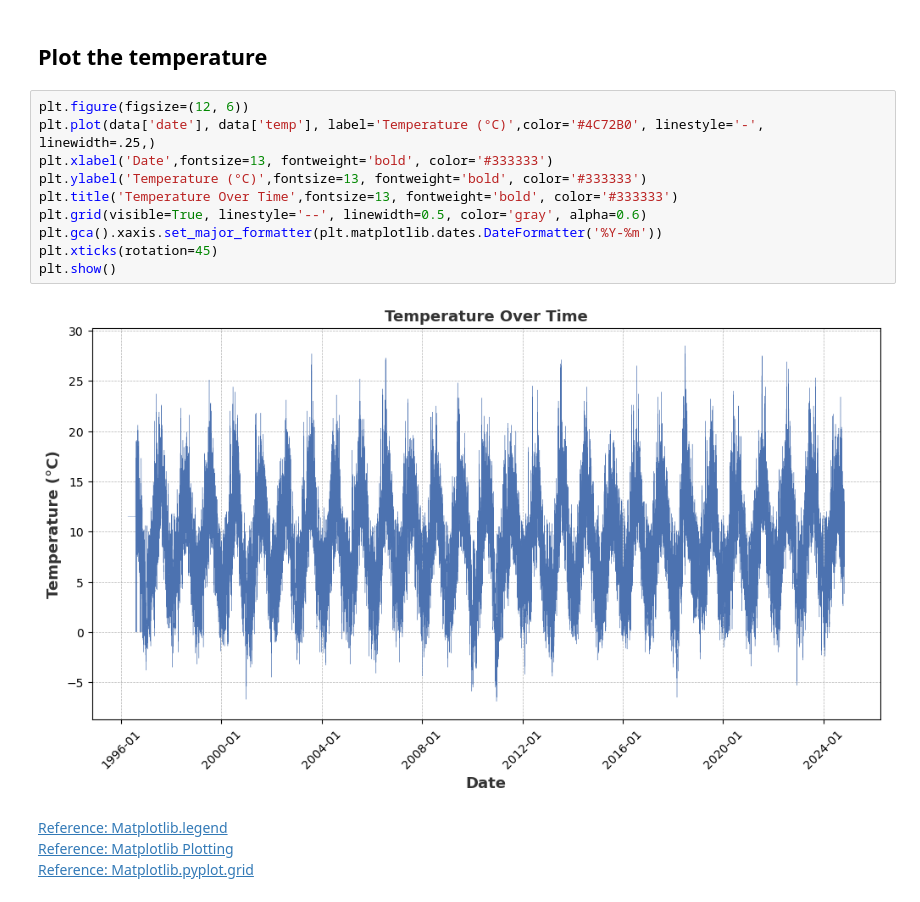
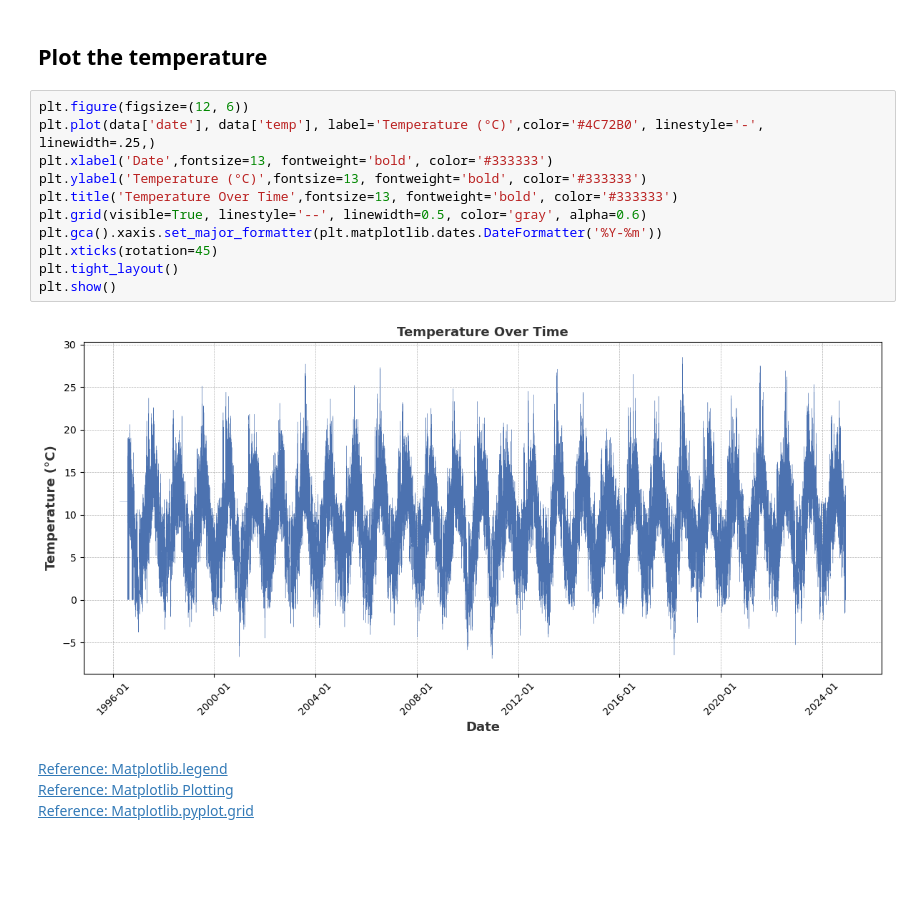
Before and after one commit to sarahembarry/PFDA-assignments, a Jupyter notebook: assignment_6_Weather.ipynb, the cells around one changed output. Cells and saved outputs as stored; diff of their text form; blank space fills up the shorter version.

Commit message:
Updates to graphs

```diff
--- a/assignment_6_Weather.ipynb
+++ b/assignment_6_Weather.ipynb
@@ -35,15 +35,16 @@ data['date'] = pd.to_datetime(data['date'], format='%d-%b-%Y %H:%M',errors='coer
 # %%
 plt.figure(figsize=(12, 6))
 plt.plot(data['date'], data['temp'], label='Temperature (°C)',color='#4C72B0', linestyle='-', linewidth=.25,)
 plt.xlabel('Date',fontsize=13, fontweight='bold', color='#333333')
 plt.ylabel('Temperature (°C)',fontsize=13, fontweight='bold', color='#333333')
 plt.title('Temperature Over Time',fontsize=13, fontweight='bold', color='#333333')
 plt.grid(visible=True, linestyle='--', linewidth=0.5, color='gray', alpha=0.6)
 plt.gca().xaxis.set_major_formatter(plt.matplotlib.dates.DateFormatter('%Y-%m'))
 plt.xticks(rotation=45)
+plt.tight_layout()
 plt.show()
 # %% [output]
-[figure, old version]
+[figure, new version]
 # %% [markdown]
 [Reference: Matplotlib.legend](https://matplotlib.org/stable/api/legend_api.html)<br/>
 [Reference: Matplotlib Plotting](https://www.w3schools.com/python/matplotlib_plotting.asp)<br/>
```
Also changed, not shown: parts of 17 cells of this notebook, 4 other files.
